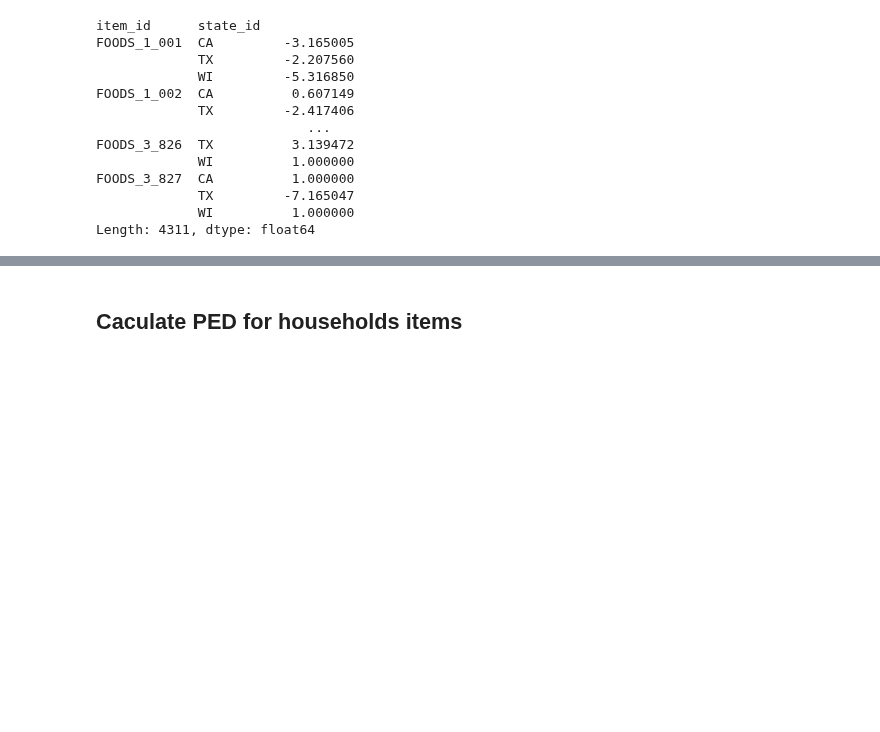
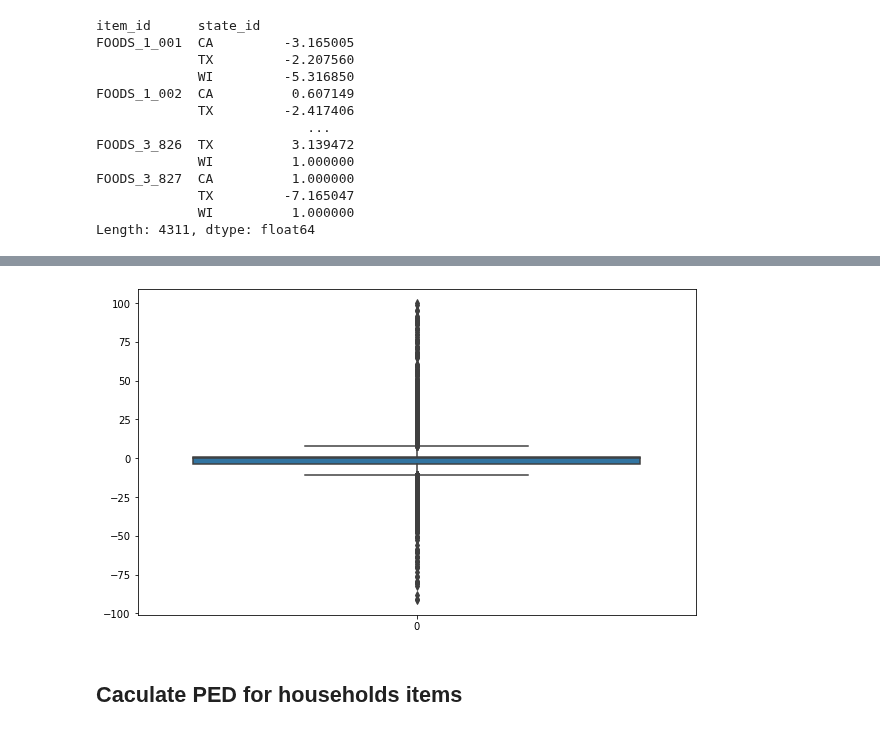
Before and after one commit to aaronmonash24/FYP, a Jupyter notebook: Data Analysis/PED.ipynb, the cells around one changed output, grey strips where cells are left out. Cells and saved outputs as stored; diff of their text form; code cells hidden in the pictures; blank space fills up the shorter version.

```diff
--- a/Data Analysis/PED.ipynb
+++ b/Data Analysis/PED.ipynb
@@ -20,6 +15,14 @@ def calculate_ped(group):
     mean_quantity = np.mean(group['sold'])
     ped = price_coef * (mean_sellprice / mean_quantity)
     return ped
+# %%
+def calculate_ped(group):
+    group['quantity'] = np.log(group['sold'])
+    group['price'] = np.log(group['sell_price'])
+    X = sm.add_constant(group['price'])
+    model = sm.OLS(group['quantity'], X).fit()
+    price_coef = model.params['price']
+    return price_coef
 # %% [markdown]
 ## Calculate PED for hobbies items
 # %%
@@ -391,2 +333,4 @@ ped_item_store_id_food
+# %%
+a_foods = ped_item_id_food.merge(ped_item_state_id_food,left_on ='item_id',right_on = 'item_id')
 # %%
-b = a.merge(ped_item_store_id_food,left_on =['item_id','state_id'],right_on = ['item_id','state_id'])
+b_foods = a_foods.merge(ped_item_store_id_food,left_on =['item_id','state_id'],right_on = ['item_id','state_id'])
@@ -430,2 +353,10 @@ final_sell_calendar_foods
+# %%
+ped_hobbies_filtered = b_foods[(b_foods[0] < 100) & (b_foods[0] > -100)]
+# %%
+plt.figure(figsize=(10, 6))
+sns.boxplot(data = ped_hobbies_filtered[0],orient='v')
+plt.show()
+# %% [output]
+[figure, added]
 # %% [markdown]
 ## Caculate PED for households items
```
Also changed, not shown: parts of 74 cells of this notebook.
